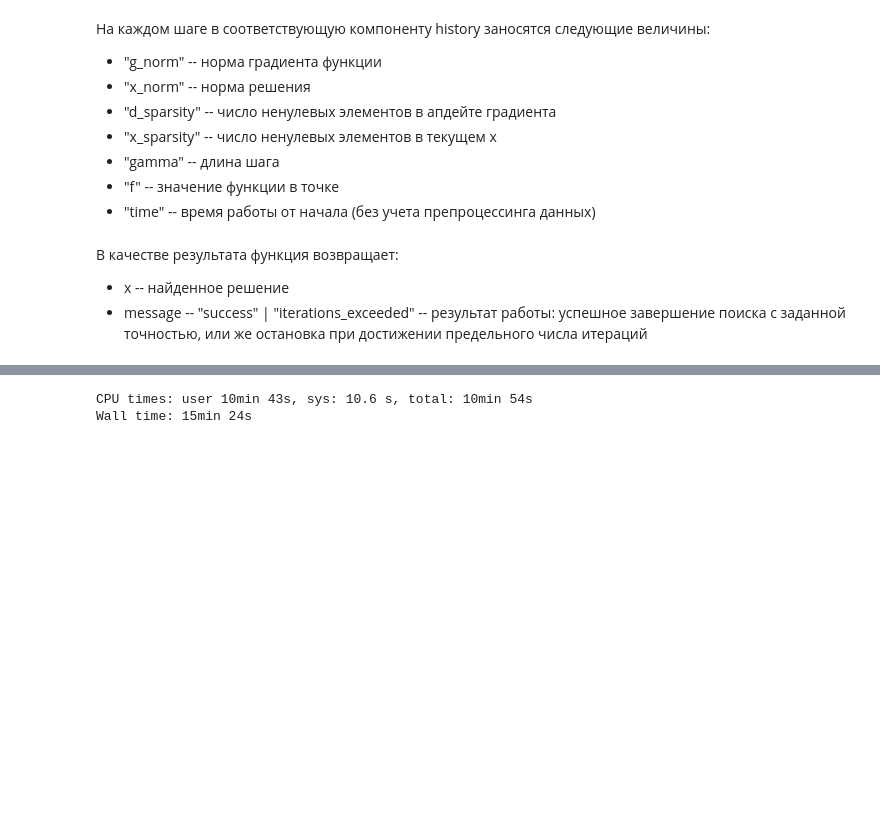
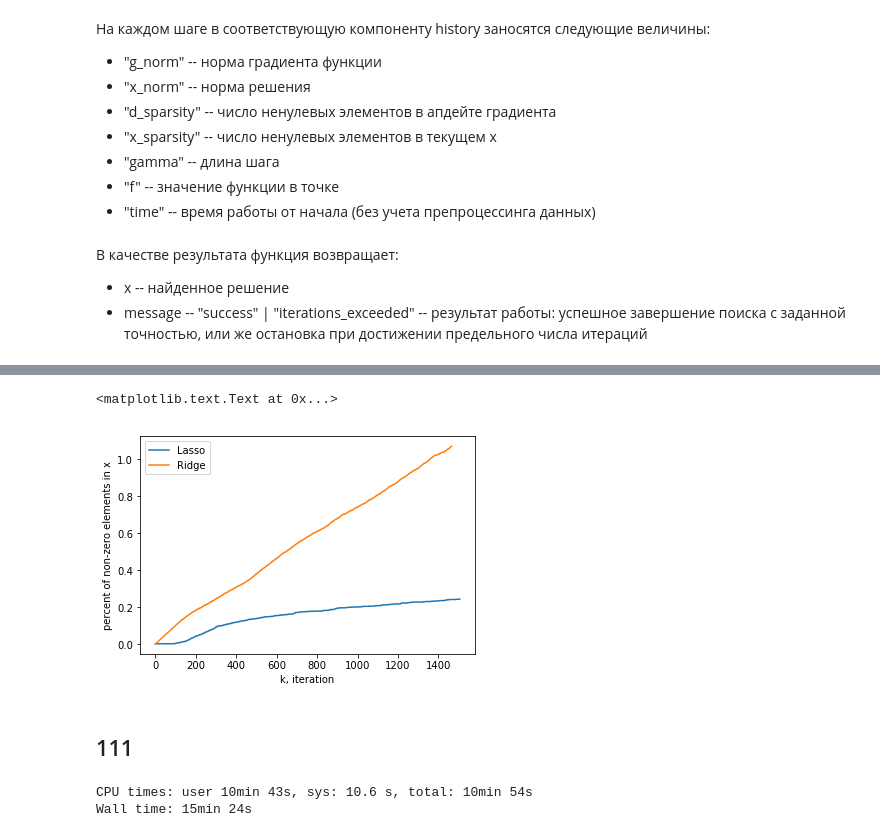
Before and after one commit to aksholokhov/skoltech-sparse-ccd-2017, a Jupyter notebook: Conditional Coordinate Descent.ipynb, the cells around one changed output, grey strips where cells are left out. Saved outputs shown, nothing was run; the diff lists cells and outputs as text; code cells hidden in the pictures; blank space fills up the shorter version.

```diff
--- a/Conditional Coordinate Descent.ipynb
+++ b/Conditional Coordinate Descent.ipynb
@@ -138,3 +158,16 @@ ylabel("gradient norm")
+# %%
+#semilogy(range(len(history_lasso["time"])), history_lasso["g_norm"], label = "lasso")
+#show()
+plot(array(history_lasso["x_sparsity"])/1000, label="Lasso")
+plot(array(history["x_sparsity"])/1000, label="Ridge")
+legend()
+xlabel("k, iteration")
+ylabel("percent of non-zero elements in x")
+# %% [output]
+<matplotlib.text.Text at 0x...>
+[figure, added]
+# %% [markdown]
+## 111
 # %%
 %%time
 
```
Also changed, not shown: parts of 6 cells of this notebook, 3 other files.
